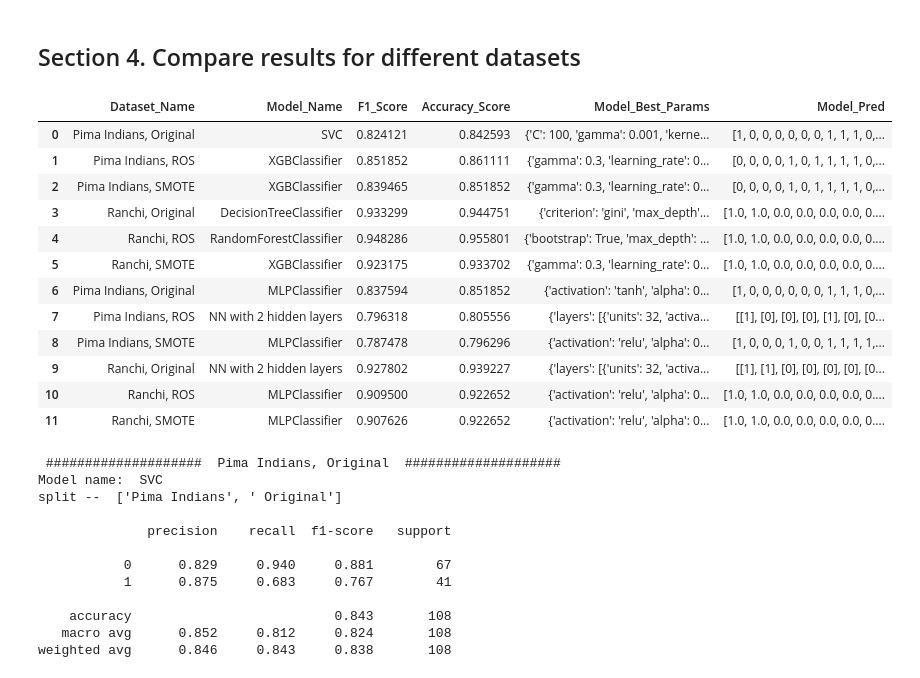
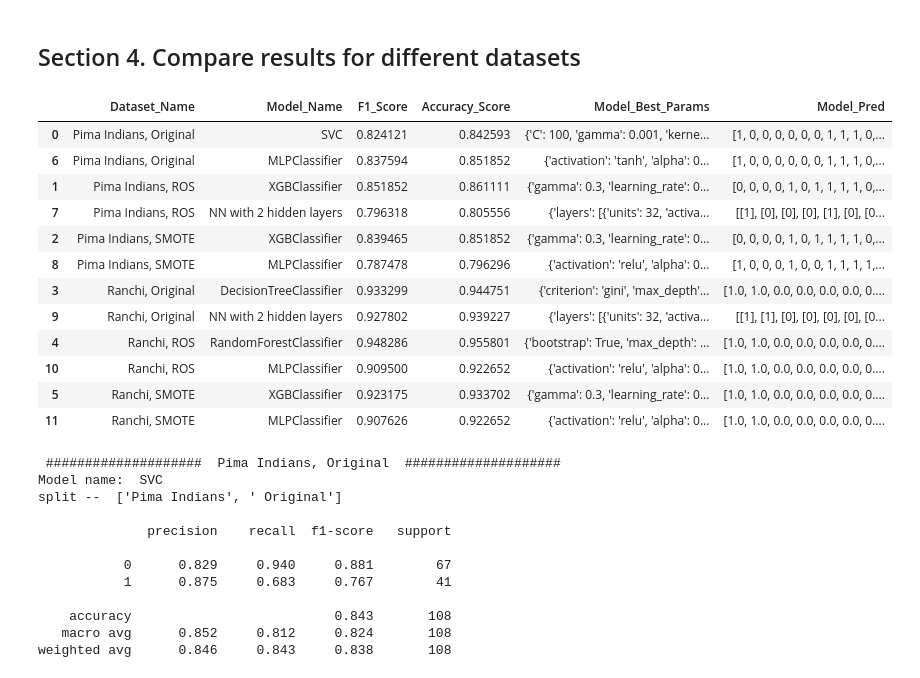
Before and after one commit to denysgerasymuk799/UCU_AI_Course_Project, a Jupyter notebook: 03_Diabet_Prediction_Models.ipynb, the cells around one changed output. Cells and saved outputs as stored; diff of their text form; code cells hidden in the pictures.

```diff
--- a/02_Diabet_Prediction_Models.ipynb
+++ b/03_Diabet_Prediction_Models.ipynb
@@ -839,20 +884,20 @@ def display_models_info(best_results_df):
         disp.plot()
         plt.show()
 # %%
-best_results_df
+best_results_df.sort_values('Dataset_Name')
 # %% [output]
 |  | Dataset_Name | Model_Name | F1_Score | Accuracy_Score | Model_Best_Params | Model_Pred |
 | 0 | Pima Indians, Original | SVC | 0.824121 | 0.842593 | {'C': 100, 'gamma': 0.001, 'kerne... | [1, 0, 0, 0, 0, 0, 0, 1, 1, 1, 0,... |
+| 6 | Pima Indians, Original | MLPClassifier | 0.837594 | 0.851852 | {'activation': 'tanh', 'alpha': 0... | [1, 0, 0, 0, 0, 0, 0, 1, 1, 1, 0,... |
 | 1 | Pima Indians, ROS | XGBClassifier | 0.851852 | 0.861111 | {'gamma': 0.3, 'learning_rate': 0... | [0, 0, 0, 0, 1, 0, 1, 1, 1, 1, 0,... |
+| 7 | Pima Indians, ROS | NN with 2 hidden layers | 0.796318 | 0.805556 | {'layers': [{'units': 32, 'activa... | [[1], [0], [0], [0], [1], [0], [0... |
 | 2 | Pima Indians, SMOTE | XGBClassifier | 0.839465 | 0.851852 | {'gamma': 0.3, 'learning_rate': 0... | [0, 0, 0, 0, 1, 0, 1, 1, 1, 1, 0,... |
+| 8 | Pima Indians, SMOTE | MLPClassifier | 0.787478 | 0.796296 | {'activation': 'relu', 'alpha': 0... | [1, 0, 0, 0, 1, 0, 0, 1, 1, 1, 1,... |
 | 3 | Ranchi, Original | DecisionTreeClassifier | 0.933299 | 0.944751 | {'criterion': 'gini', 'max_depth'... | [1.0, 1.0, 0.0, 0.0, 0.0, 0.0, 0.... |
+| 9 | Ranchi, Original | NN with 2 hidden layers | 0.927802 | 0.939227 | {'layers': [{'units': 32, 'activa... | [[1], [1], [0], [0], [0], [0], [0... |
 | 4 | Ranchi, ROS | RandomForestClassifier | 0.948286 | 0.955801 | {'bootstrap': True, 'max_depth': ... | [1.0, 1.0, 0.0, 0.0, 0.0, 0.0, 0.... |
+| 10 | Ranchi, ROS | MLPClassifier | 0.909500 | 0.922652 | {'activation': 'relu', 'alpha': 0... | [1.0, 1.0, 0.0, 0.0, 0.0, 0.0, 0.... |
 | 5 | Ranchi, SMOTE | XGBClassifier | 0.923175 | 0.933702 | {'gamma': 0.3, 'learning_rate': 0... | [1.0, 1.0, 0.0, 0.0, 0.0, 0.0, 0.... |
-| 6 | Pima Indians, Original | MLPClassifier | 0.837594 | 0.851852 | {'activation': 'tanh', 'alpha': 0... | [1, 0, 0, 0, 0, 0, 0, 1, 1, 1, 0,... |
-| 7 | Pima Indians, ROS | NN with 2 hidden layers | 0.796318 | 0.805556 | {'layers': [{'units': 32, 'activa... | [[1], [0], [0], [0], [1], [0], [0... |
-| 8 | Pima Indians, SMOTE | MLPClassifier | 0.787478 | 0.796296 | {'activation': 'relu', 'alpha': 0... | [1, 0, 0, 0, 1, 0, 0, 1, 1, 1, 1,... |
-| 9 | Ranchi, Original | NN with 2 hidden layers | 0.927802 | 0.939227 | {'layers': [{'units': 32, 'activa... | [[1], [1], [0], [0], [0], [0], [0... |
-| 10 | Ranchi, ROS | MLPClassifier | 0.909500 | 0.922652 | {'activation': 'relu', 'alpha': 0... | [1.0, 1.0, 0.0, 0.0, 0.0, 0.0, 0.... |
 | 11 | Ranchi, SMOTE | MLPClassifier | 0.907626 | 0.922652 | {'activation': 'relu', 'alpha': 0... | [1.0, 1.0, 0.0, 0.0, 0.0, 0.0, 0.... |
 # %%
 display_models_info(best_results_df)
```
Also changed, not shown: parts of 17 cells of this notebook, 1 other file.
